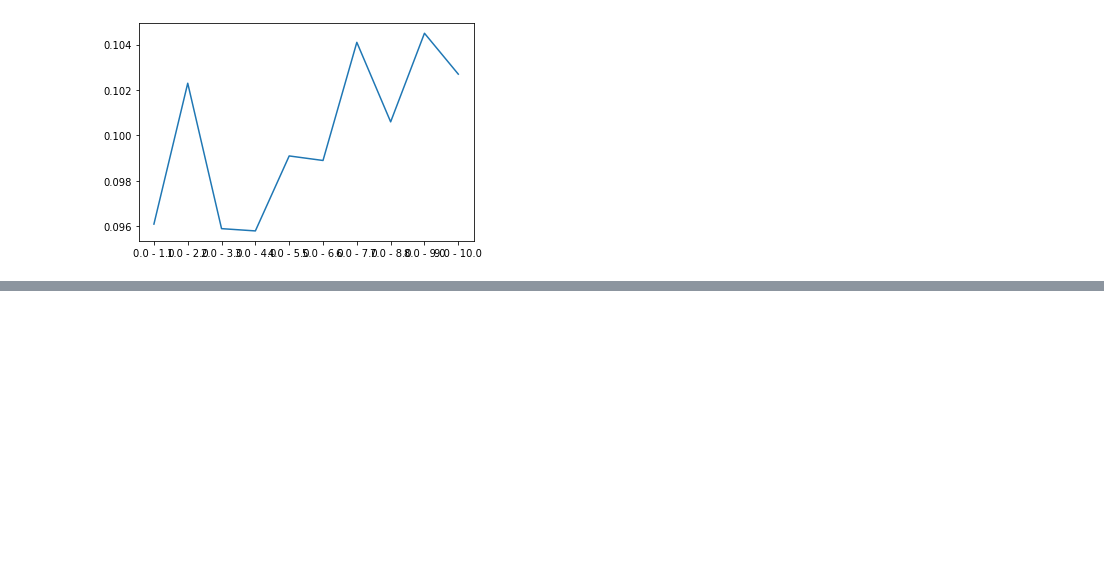
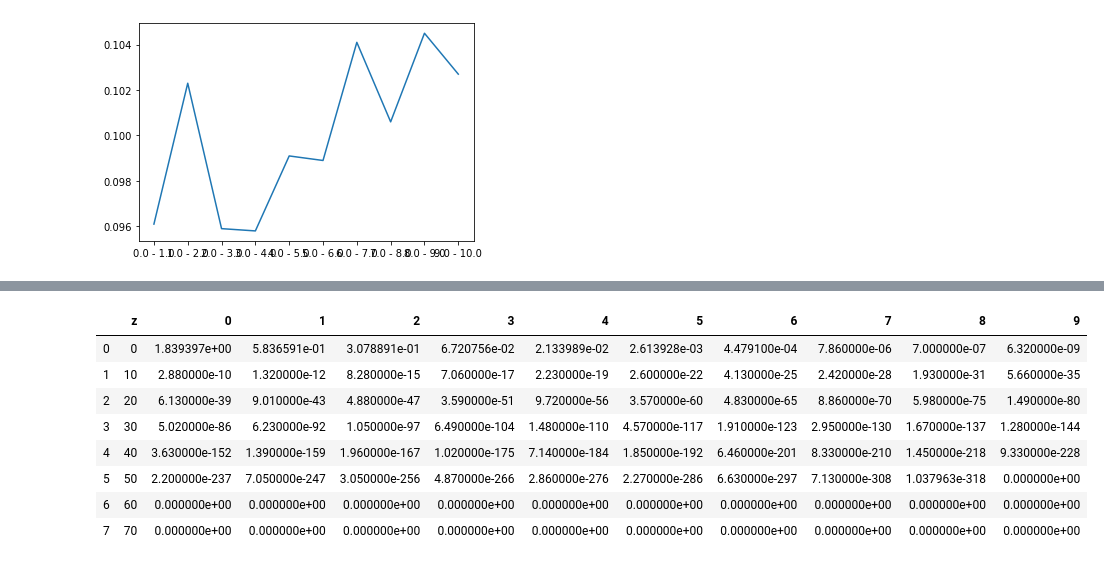
Before and after one commit to amitsanger3/frequency_distribution, a Jupyter notebook: Untitled.ipynb, the cells around one changed output, grey strips where cells are left out. Drawn from its saved outputs; the diff is of its cells as text; code cells hidden in the pictures; blank space fills up the shorter version.

```diff
--- a/Untitled.ipynb
+++ b/Untitled.ipynb
@@ -978,0 +1276,12 @@ plt.plot(p1['Interval'].to_list(), p1['%'].to_list())
+# %%
+pd.read_csv('greater_than_z.csv')
+# %% [output]
+|  | z | 0 | 1 | 2 | 3 | 4 | 5 | 6 | 7 | 8 | 9 |
+| 0 | 0 | 1.839397e+00 | 5.836591e-01 | 3.078891e-01 | 6.720756e-02 | 2.133989e-02 | 2.613928e-03 | 4.479100e-04 | 7.860000e-06 | 7.000000e-07 | 6.320000e-09 |
+| 1 | 10 | 2.880000e-10 | 1.320000e-12 | 8.280000e-15 | 7.060000e-17 | 2.230000e-19 | 2.600000e-22 | 4.130000e-25 | 2.420000e-28 | 1.930000e-31 | 5.660000e-35 |
+| 2 | 20 | 6.130000e-39 | 9.010000e-43 | 4.880000e-47 | 3.590000e-51 | 9.720000e-56 | 3.570000e-60 | 4.830000e-65 | 8.860000e-70 | 5.980000e-75 | 1.490000e-80 |
+| 3 | 30 | 5.020000e-86 | 6.230000e-92 | 1.050000e-97 | 6.490000e-104 | 1.480000e-110 | 4.570000e-117 | 1.910000e-123 | 2.950000e-130 | 1.670000e-137 | 1.280000e-144 |
+| 4 | 40 | 3.630000e-152 | 1.390000e-159 | 1.960000e-167 | 1.020000e-175 | 7.140000e-184 | 1.850000e-192 | 6.460000e-201 | 8.330000e-210 | 1.450000e-218 | 9.330000e-228 |
+| 5 | 50 | 2.200000e-237 | 7.050000e-247 | 3.050000e-256 | 4.870000e-266 | 2.860000e-276 | 2.270000e-286 | 6.630000e-297 | 7.130000e-308 | 1.037963e-318 | 0.000000e+00 |
+| 6 | 60 | 0.000000e+00 | 0.000000e+00 | 0.000000e+00 | 0.000000e+00 | 0.000000e+00 | 0.000000e+00 | 0.000000e+00 | 0.000000e+00 | 0.000000e+00 | 0.000000e+00 |
+| 7 | 70 | 0.000000e+00 | 0.000000e+00 | 0.000000e+00 | 0.000000e+00 | 0.000000e+00 | 0.000000e+00 | 0.000000e+00 | 0.000000e+00 | 0.000000e+00 | 0.000000e+00 |
```
Also changed, not shown: parts of 31 cells of this notebook, 5 other files.
